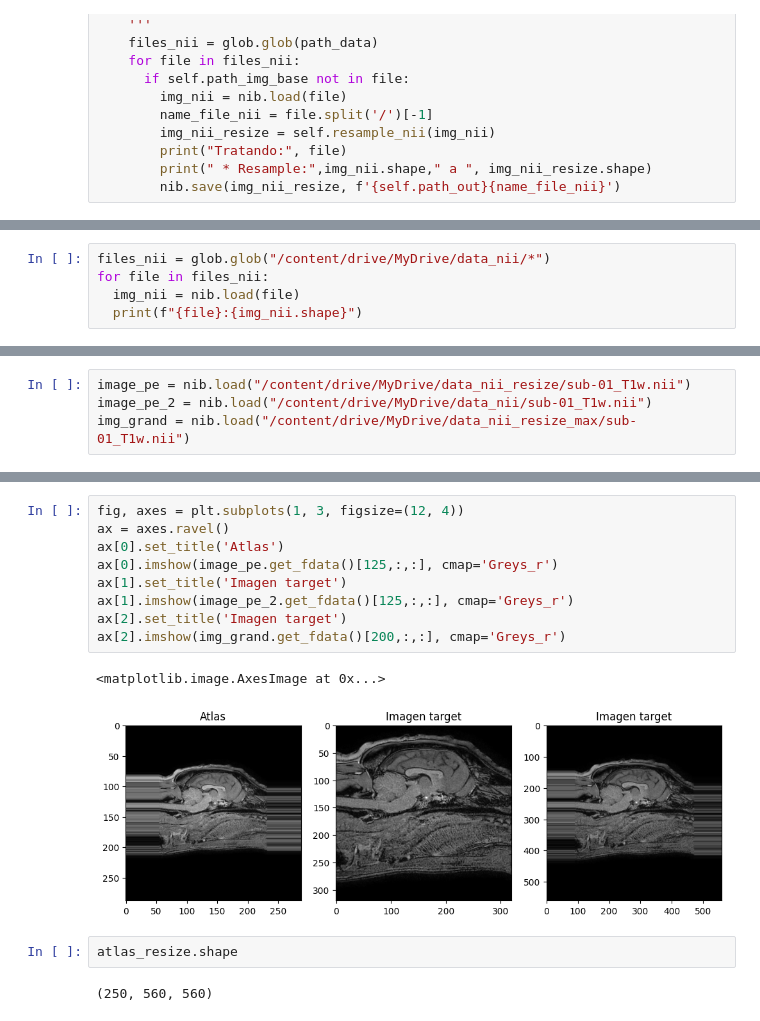
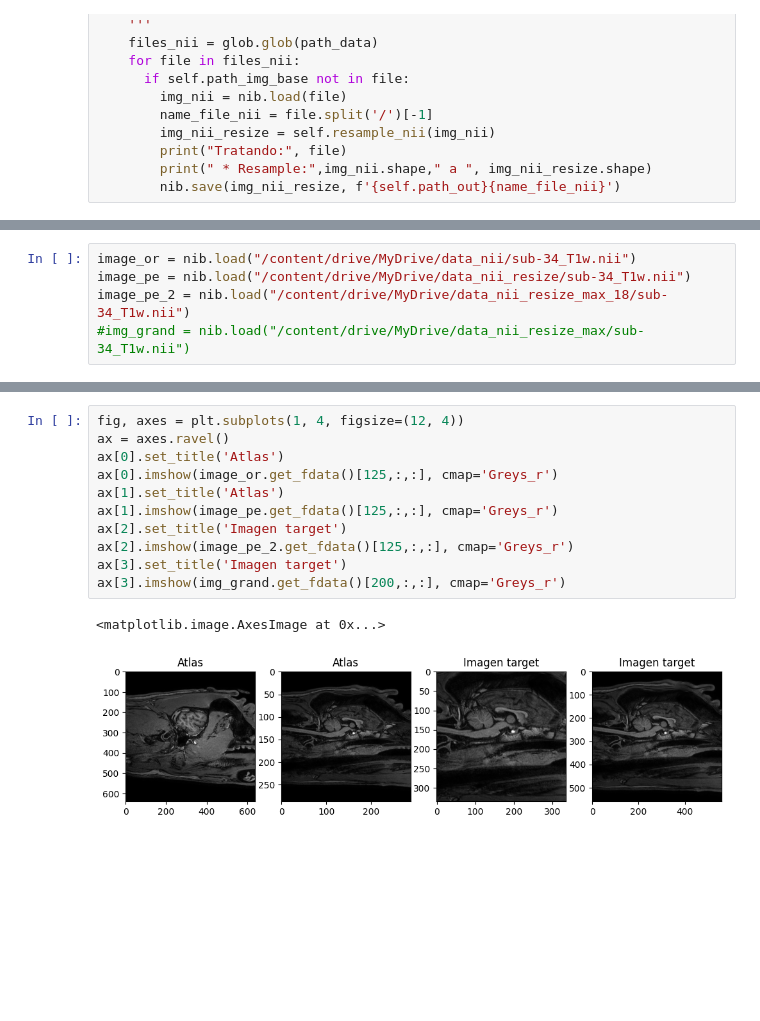
Before and after one commit to walter-04/TFM_Canine, a Jupyter notebook: notebooks/unific_size_data.ipynb, the cells around one changed output, grey strips where cells are left out. Saved outputs shown, nothing was run; the diff lists cells and outputs as text; blank space fills up the shorter version.

```diff
--- a/notebooks/unific_size_data.ipynb
+++ b/notebooks/unific_size_data.ipynb
@@ -111,5 +76,0 @@ Se tiene que eliminar comprobaciones
-# %%
-files_nii = glob.glob("/content/drive/MyDrive/data_nii/*")
-for file in files_nii:
-  img_nii = nib.load(file)
-  print(f"{file}:{img_nii.shape}")
@@ -135,4 +81,5 @@ for file in files_nii:
 # %%
-image_pe = nib.load("/content/drive/MyDrive/data_nii_resize/sub-01_T1w.nii")
-image_pe_2 = nib.load("/content/drive/MyDrive/data_nii/sub-01_T1w.nii")
-img_grand = nib.load("/content/drive/MyDrive/data_nii_resize_max/sub-01_T1w.nii")
+image_or = nib.load("/content/drive/MyDrive/data_nii/sub-34_T1w.nii")
+image_pe = nib.load("/content/drive/MyDrive/data_nii_resize/sub-34_T1w.nii")
+image_pe_2 = nib.load("/content/drive/MyDrive/data_nii_resize_max_18/sub-34_T1w.nii")
+#img_grand = nib.load("/content/drive/MyDrive/data_nii_resize_max/sub-34_T1w.nii")
@@ -139,16 +100,14 @@ img_grand = nib.load("/content/drive/MyDrive/data_nii_resize_max/sub-01_T1w.nii"
 # %%
-fig, axes = plt.subplots(1, 3, figsize=(12, 4))
+fig, axes = plt.subplots(1, 4, figsize=(12, 4))
 ax = axes.ravel()
 ax[0].set_title('Atlas')
-ax[0].imshow(image_pe.get_fdata()[125,:,:], cmap='Greys_r')
-ax[1].set_title('Imagen target')
-ax[1].imshow(image_pe_2.get_fdata()[125,:,:], cmap='Greys_r')
+ax[0].imshow(image_or.get_fdata()[125,:,:], cmap='Greys_r')
+ax[1].set_title('Atlas')
+ax[1].imshow(image_pe.get_fdata()[125,:,:], cmap='Greys_r')
 ax[2].set_title('Imagen target')
-ax[2].imshow(img_grand.get_fdata()[200,:,:], cmap='Greys_r')
+ax[2].imshow(image_pe_2.get_fdata()[125,:,:], cmap='Greys_r')
+ax[3].set_title('Imagen target')
+ax[3].imshow(img_grand.get_fdata()[200,:,:], cmap='Greys_r')
 # %% [output]
 <matplotlib.image.AxesImage at 0x...>
-[figure, old version]
+[figure, new version]
-# %%
-atlas_resize.shape
-# %% [output]
-(250, 560, 560)
```
Also changed, not shown: parts of 10 cells of this notebook.
